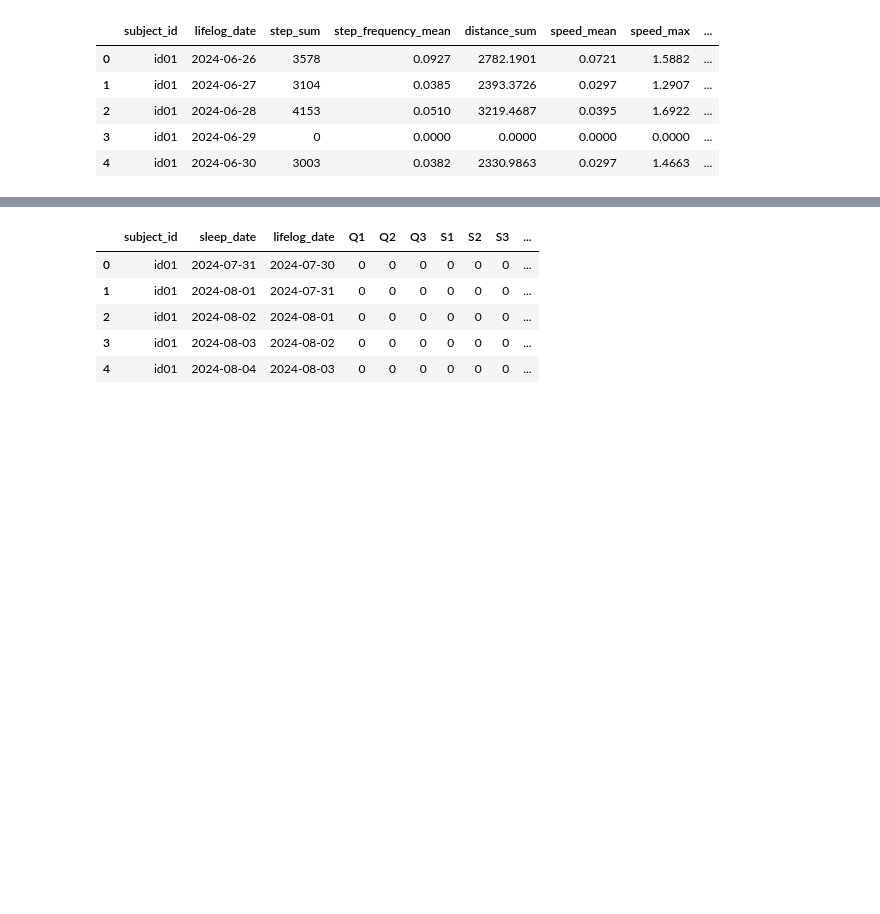
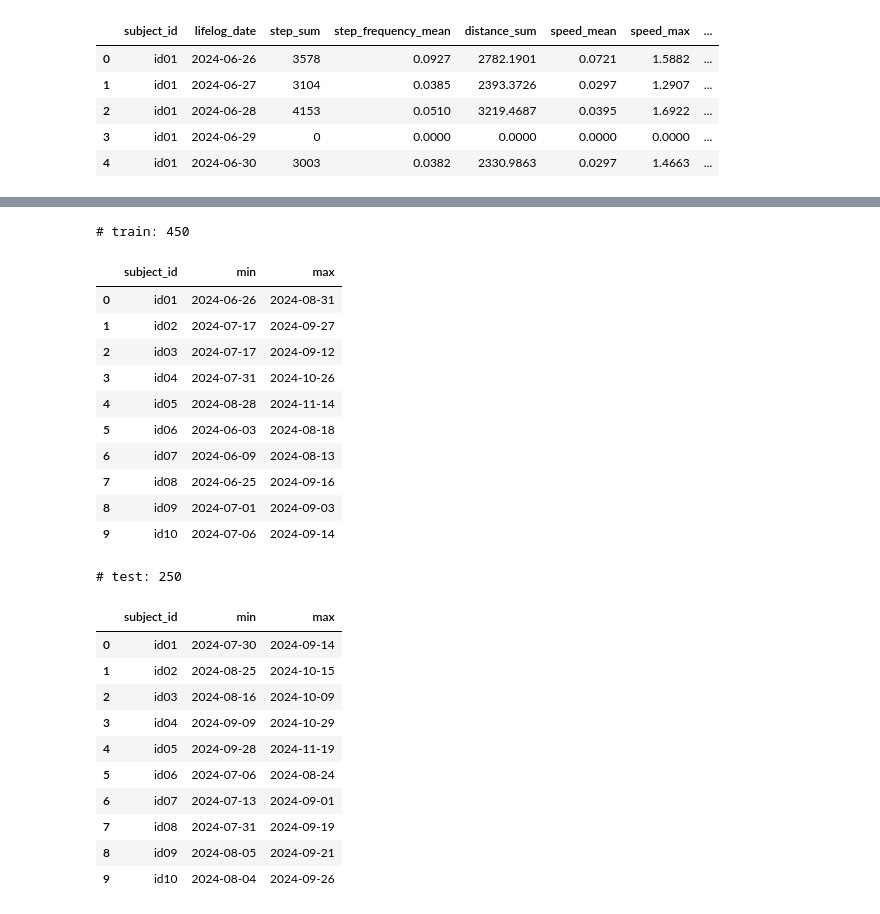
Before and after one commit to jacobgreen4477/Construction-Equipment-Oil-Condition-Classification-AI-Competition, a Jupyter notebook: ETRI_v1_0_0.ipynb, the cells around one changed output, grey strips where cells are left out. Drawn from its saved outputs; the diff is of its cells as text; code cells hidden in the pictures; blank space fills up the shorter version.

```diff
--- a/ETRI_v1_0_0.ipynb
+++ b/ETRI_v1_0_0.ipynb
@@ -82,7 +87,5 @@ wLight = pd.read_parquet(path+'ch2025_wLight.parquet')
 wPedo = pd.read_parquet(path+'ch2025_wPedo.parquet')
 
 # 2
-# train = pd.read_csv('/content/drive/MyDrive/data/ch2025_metrics_train.csv')
-# test = pd.read_csv('/content/drive/MyDrive/data/ch2025_submission_sample.csv')
-metrics_train = pd.read_csv('/content/drive/MyDrive/ETRI/ETRI_lifelog_dataset/ch2025_metrics_train.csv')
-sample_submission = pd.read_csv('/content/drive/MyDrive/ETRI/ETRI_lifelog_dataset/ch2025_submission_sample.csv')
+train = pd.read_csv('/content/drive/MyDrive/data/ch2025_metrics_train.csv')
+test = pd.read_csv('/content/drive/MyDrive/data/ch2025_submission_sample.csv')
@@ -1405,24 +1343,31 @@ merged_df = reduce(lambda left, right: pd.merge(left, right, on=['subject_id', '
-# %%
-# metrics_train의 lifelog_date → datetime.date 형으로 변환
-metrics_train['lifelog_date'] = pd.to_datetime(metrics_train['lifelog_date']).dt.date
-
-# merged_df의 date도 변환
-merged_df['lifelog_date'] = pd.to_datetime(merged_df['lifelog_date']).dt.date
-
-# 2. train_df: metrics_train과 일치하는 (subject_id, date) → 라벨 포함
-train_df = pd.merge(metrics_train_renamed, merged_df, on=['subject_id', 'lifelog_date'], how='inner')
-
-# 3. test_df: metrics_train에 없는 (subject_id, date)
-merged_keys = merged_df[['subject_id', 'lifelog_date']]
-train_keys = metrics_train_renamed[['subject_id', 'lifelog_date']]
-test_keys = pd.merge(merged_keys, train_keys, on=['subject_id', 'lifelog_date'], how='left', indicator=True)
-test_keys = test_keys[test_keys['_merge'] == 'left_only'].drop(columns=['_merge'])
-
-test_df = pd.merge(test_keys, merged_df, on=['subject_id', 'lifelog_date'], how='left')
-# %% [output]
-|  | subject_id | sleep_date | lifelog_date | Q1 | Q2 | Q3 | S1 | S2 | S3 | ... |
-| 0 | id01 | 2024-07-31 | 2024-07-30 | 0 | 0 | 0 | 0 | 0 | 0 | ... |
-| 1 | id01 | 2024-08-01 | 2024-07-31 | 0 | 0 | 0 | 0 | 0 | 0 | ... |
-| 2 | id01 | 2024-08-02 | 2024-08-01 | 0 | 0 | 0 | 0 | 0 | 0 | ... |
-| 3 | id01 | 2024-08-03 | 2024-08-02 | 0 | 0 | 0 | 0 | 0 | 0 | ... |
-| 4 | id01 | 2024-08-04 | 2024-08-03 | 0 | 0 | 0 | 0 | 0 | 0 | ... |
+# %%
+print('# train:',len(train))
+display(train.groupby(['subject_id'])['lifelog_date'].agg([min,max]).reset_index())
+
+print('# test:',len(test))
+display(test.groupby(['subject_id'])['lifelog_date'].agg([min,max]).reset_index())
+# %% [output]
+# train: 450
+|  | subject_id | min | max |
+| 0 | id01 | 2024-06-26 | 2024-08-31 |
+| 1 | id02 | 2024-07-17 | 2024-09-27 |
+| 2 | id03 | 2024-07-17 | 2024-09-12 |
+| 3 | id04 | 2024-07-31 | 2024-10-26 |
+| 4 | id05 | 2024-08-28 | 2024-11-14 |
+| 5 | id06 | 2024-06-03 | 2024-08-18 |
+| 6 | id07 | 2024-06-09 | 2024-08-13 |
+| 7 | id08 | 2024-06-25 | 2024-09-16 |
+| 8 | id09 | 2024-07-01 | 2024-09-03 |
+| 9 | id10 | 2024-07-06 | 2024-09-14 |
+# test: 250
+|  | subject_id | min | max |
+| 0 | id01 | 2024-07-30 | 2024-09-14 |
+| 1 | id02 | 2024-08-25 | 2024-10-15 |
+| 2 | id03 | 2024-08-16 | 2024-10-09 |
+| 3 | id04 | 2024-09-09 | 2024-10-29 |
+| 4 | id05 | 2024-09-28 | 2024-11-19 |
+| 5 | id06 | 2024-07-06 | 2024-08-24 |
+| 6 | id07 | 2024-07-13 | 2024-09-01 |
+| 7 | id08 | 2024-07-31 | 2024-09-19 |
+| 8 | id09 | 2024-08-05 | 2024-09-21 |
+| 9 | id10 | 2024-08-04 | 2024-09-26 |
```
Also changed, not shown: parts of 15 cells of this notebook.
